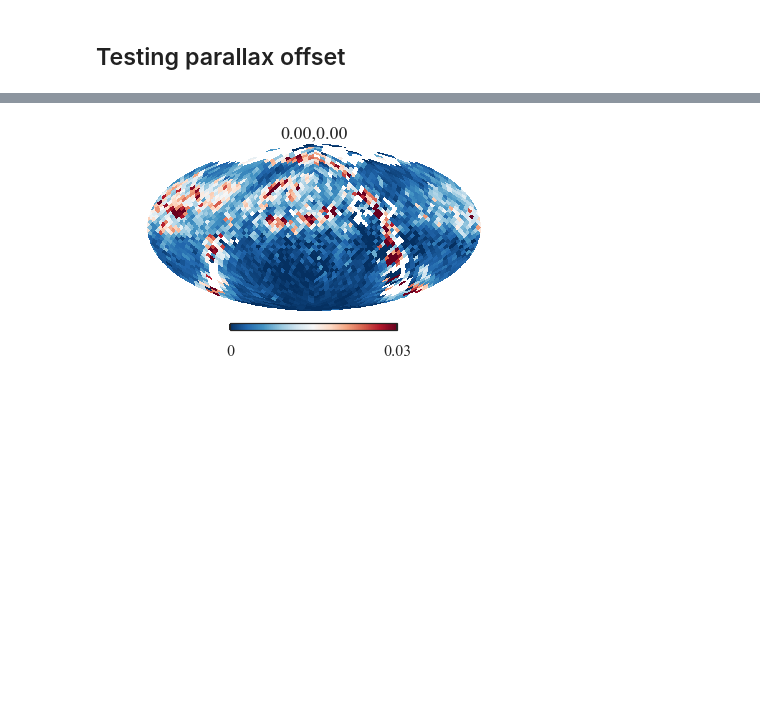
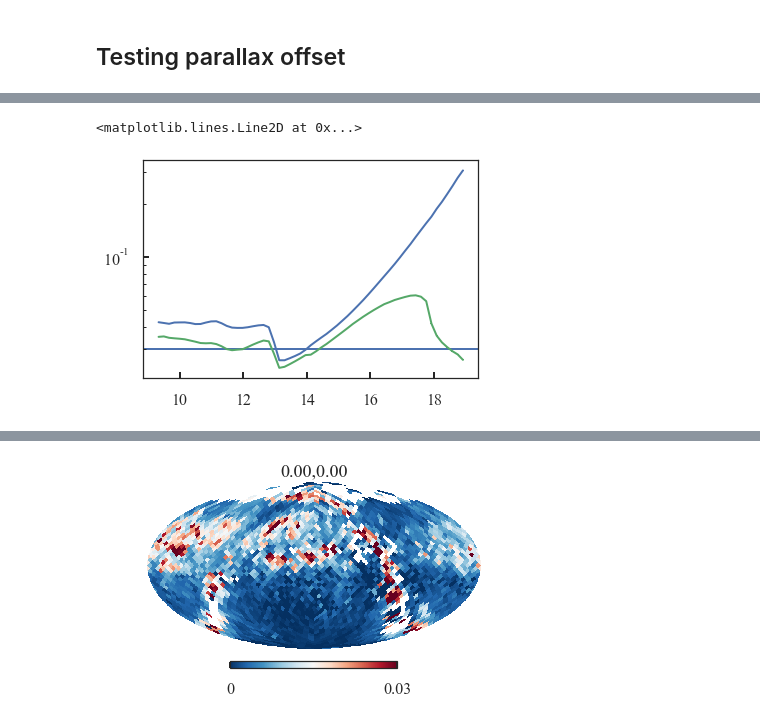
Before and after one commit to jls713/gaia_dr2_spectro, a Jupyter notebook: notebooks/InputOutputWithPrior.ipynb, the cells around one changed output, grey strips where cells are left out. Cells and saved outputs as stored; diff of their text form; code cells hidden in the pictures; blank space fills up the shorter version.

```diff
--- a/notebooks/InputOutputWithPrior.ipynb
+++ b/notebooks/InputOutputWithPrior.ipynb
@@ -1159,0 +1190,11 @@ plt.savefig('actions_age.pdf', bbox_inches='tight')
+# %%
+from plotting_general import running_median
+r = running_median(jointinputs['G'].values,jointinputs['parallax_error'].values,nbins=60)
+plt.errorbar(r[0],r[1],.5*(r[3]-r[2])/np.sqrt(2.*r[-1]))
+r2 = running_median(jointinputs['G'].values,joint['par_err'].values,nbins=60)
+plt.errorbar(r2[0],r2[1],.5*(r2[3]-r2[2])/np.sqrt(2.*r2[-1]))
+plt.semilogy()
+plt.axhline(0.03)
+# %% [output]
+<matplotlib.lines.Line2D at 0x...>
+[figure, added]
```
Also changed, not shown: parts of 66 cells of this notebook, 6 other files.
